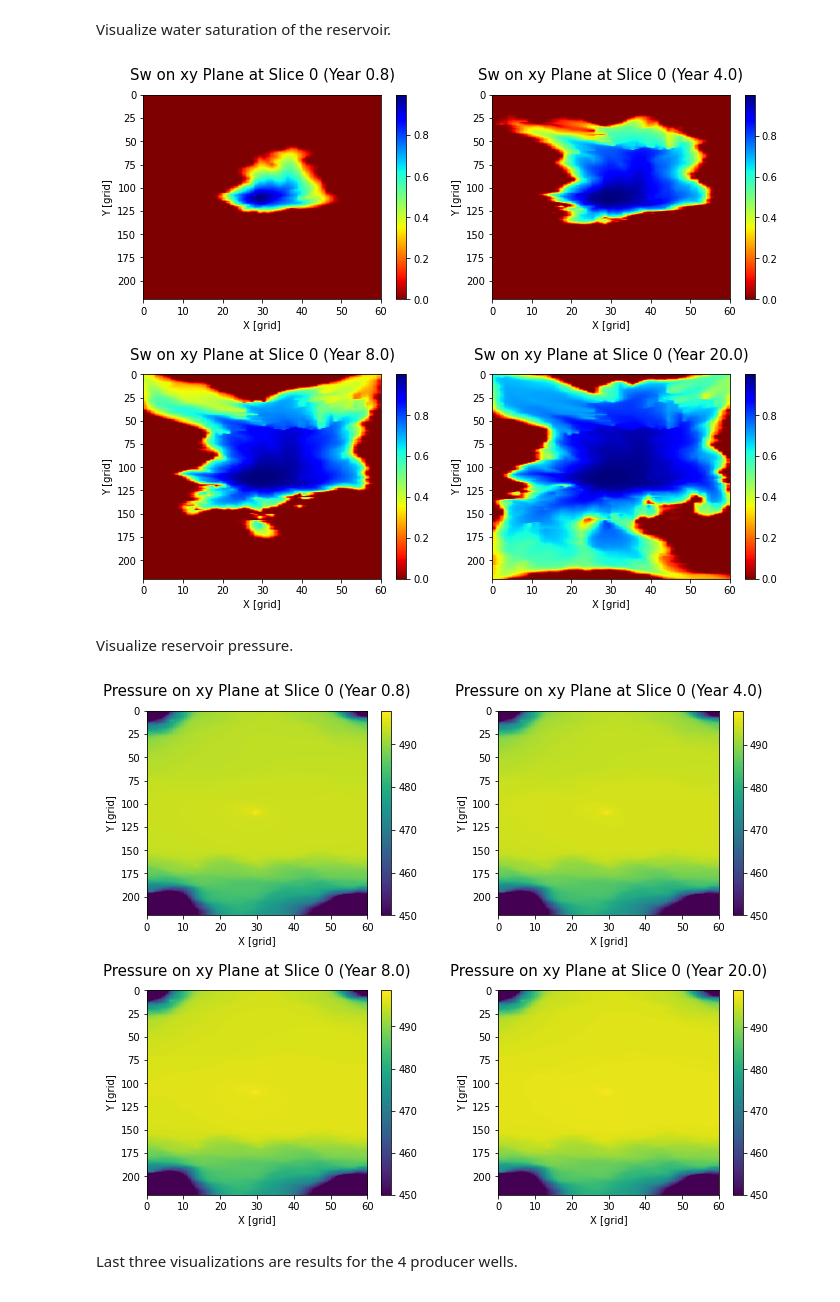
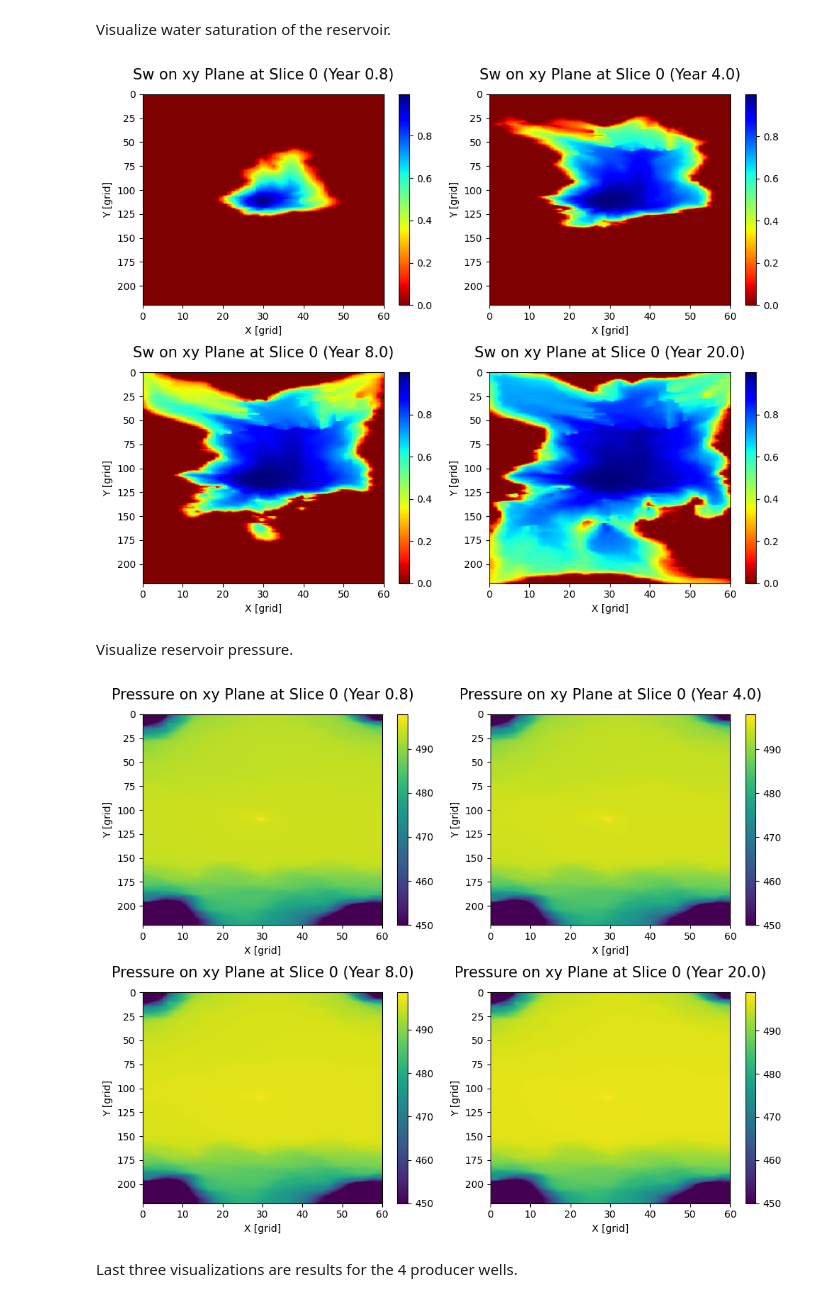
Before and after one commit to yohanesnuwara/pyMRST, a Jupyter notebook: notebooks/pyMRST_oilwaterflooding.ipynb, the cells around one changed output. Cells and saved outputs as stored; diff of their text form; code cells hidden in the pictures.

```diff
--- a/notebooks/pyMRST_oilwaterflooding.ipynb
+++ b/notebooks/pyMRST_oilwaterflooding.ipynb
@@ -338,10 +338,10 @@ for i in range(len(steps)):
   plt.title("Sw on {} Plane at Slice {} (Year {:.1f})".format(plane, position, years),
             size=15, pad=15)
 
-plt.tight_layout(1.7)
+plt.tight_layout()
 plt.show()
 # %% [output]
-[figure, old version]
+[figure, new version]
 # %% [markdown]
 Visualize reservoir pressure.
 # %%
@@ -354,35 +354,35 @@ dimension = (60,220,nlayer)
 # Plane and layer number
 plane, position = "xy", 0
 
 numSteps, totTime = 50, 20*365 # day
 steps = [2, 10, 20, 50]
 
 # Plot pressure for every timestep
 plt.figure(figsize=(10,8))
 
 for i in range(len(steps)):
   directory = "/content/result_oilwater_2phase/"
   filename = "pressure{}.mat".format(steps[i])
 
   # Get cell data
   cube = pymrst.getCellData(directory, filename, dimension=dimension)
 
   # Convert to barsa
   cube = cube/barsa()
 
   # Plot for every timestep
   days = totTime / numSteps * steps[i]
   years = days * day() / year()
 
   plt.subplot(2,2,i+1)
   pymrst.plotCellData(cube, plane, position, cmap="viridis", vmin=450)
   plt.title("Pressure on {} Plane at Slice {} (Year {:.1f})".format(plane, position, years),
             size=15, pad=15)
 
-plt.tight_layout(1.7)
+plt.tight_layout()
 plt.show()
 # %% [output]
-[figure, old version]
+[figure, new version]
 # %% [markdown]
 Last three visualizations are results for the 4 producer wells.
 # %% [markdown]
```
Also changed, not shown: parts of 8 cells of this notebook.
